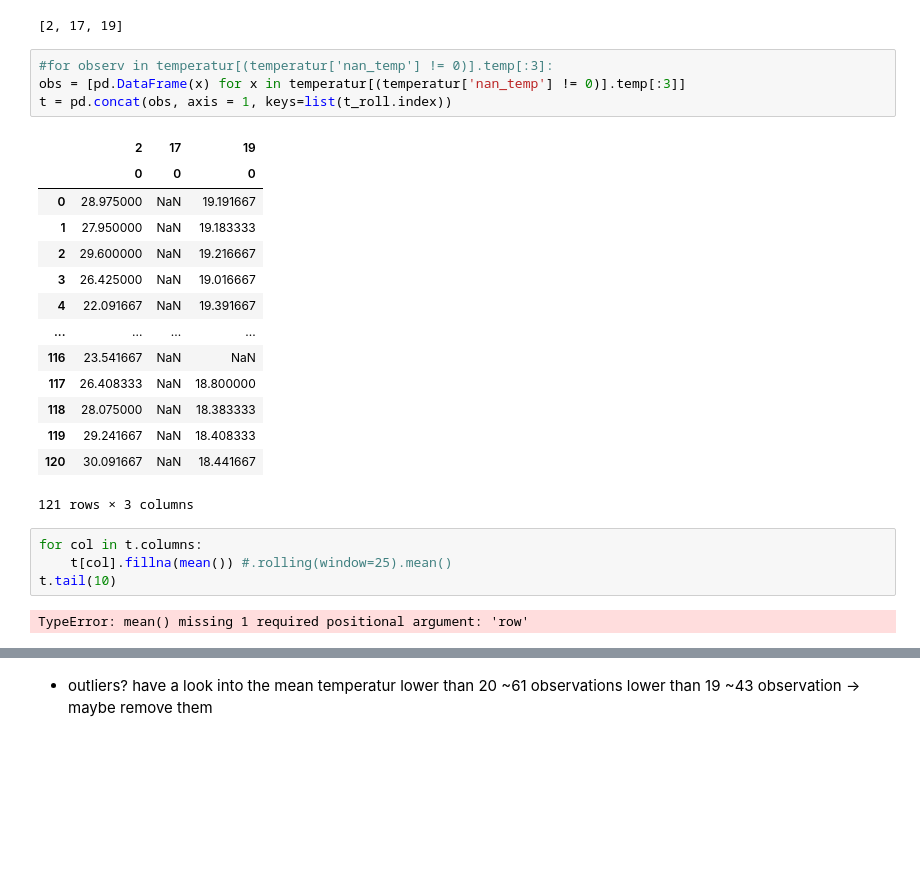
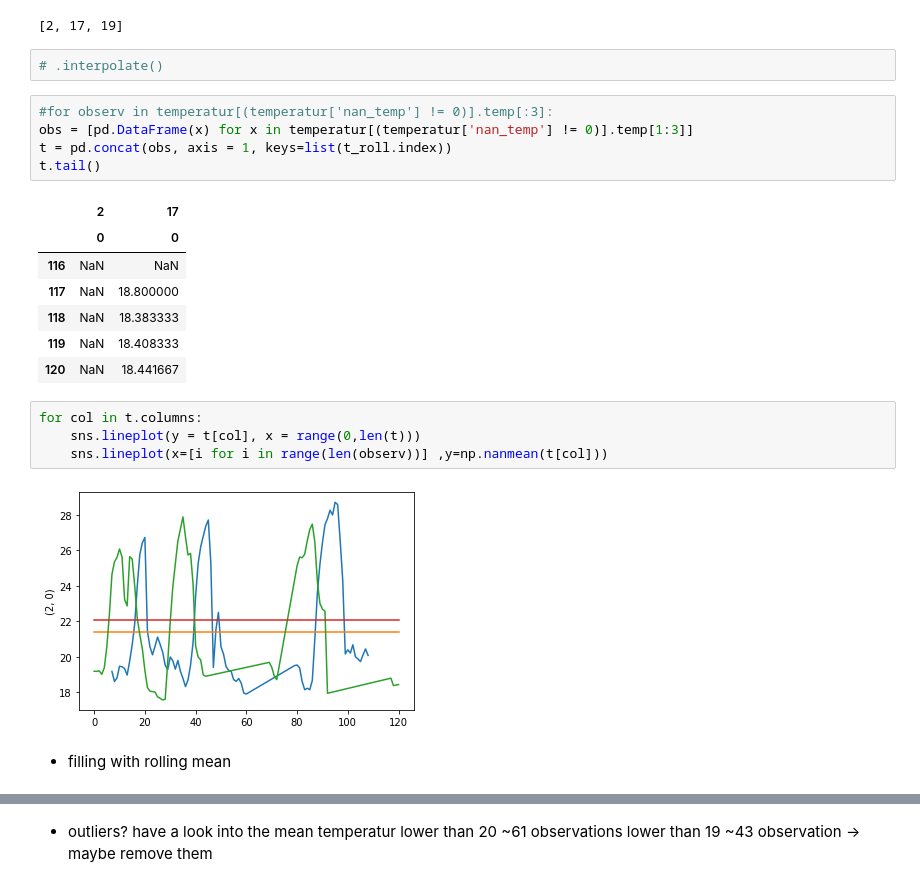
Before and after one commit to sm4rtm4art/airquality, a Jupyter notebook: alternative_EDA.ipynb, the cells around one changed output, grey strips where cells are left out. Drawn from its saved outputs; the diff is of its cells as text; blank space fills up the shorter version.

Commit message:
rolling mean

```diff
--- a/alternative_EDA.ipynb
+++ b/alternative_EDA.ipynb
@@ -278,29 +304,27 @@ t_roll = pd.DataFrame(temperatur[(temperatur['nan_temp'] != 0)].temp[:3])
 list(t_roll.index)
 # %% [output]
 [2, 17, 19]
+# %%
+# .interpolate()
 # %%
 #for observ in temperatur[(temperatur['nan_temp'] != 0)].temp[:3]:
-obs = [pd.DataFrame(x) for x in temperatur[(temperatur['nan_temp'] != 0)].temp[:3]]
+obs = [pd.DataFrame(x) for x in temperatur[(temperatur['nan_temp'] != 0)].temp[1:3]]
 t = pd.concat(obs, axis = 1, keys=list(t_roll.index))
+t.tail()
 # %% [output]
-|  | 2 | 17 | 19 |
-|  | 0 | 0 | 0 |
-| 0 | 28.975000 | NaN | 19.191667 |
-| 1 | 27.950000 | NaN | 19.183333 |
-| 2 | 29.600000 | NaN | 19.216667 |
-| 3 | 26.425000 | NaN | 19.016667 |
-| 4 | 22.091667 | NaN | 19.391667 |
-| ... | ... | ... | ... |
-| 116 | 23.541667 | NaN | NaN |
-| 117 | 26.408333 | NaN | 18.800000 |
-| 118 | 28.075000 | NaN | 18.383333 |
-| 119 | 29.241667 | NaN | 18.408333 |
-| 120 | 30.091667 | NaN | 18.441667 |
+|  | 2 | 17 |
+|  | 0 | 0 |
+| 116 | NaN | NaN |
+| 117 | NaN | 18.800000 |
+| 118 | NaN | 18.383333 |
+| 119 | NaN | 18.408333 |
+| 120 | NaN | 18.441667 |
-121 rows × 3 columns
-# %%
-for col in t.columns:
-    t[col].fillna(mean()) #.rolling(window=25).mean()
-t.tail(10)
-# %% [output]
-TypeError: mean() missing 1 required positional argument: 'row'
+# %%
+for col in t.columns:
+    sns.lineplot(y = t[col], x = range(0,len(t)))
+    sns.lineplot(x=[i for i in range(len(observ))] ,y=np.nanmean(t[col]))
+# %% [output]
+[figure, added]
+# %% [markdown]
+- filling with rolling mean
 # %%
```
Also changed, not shown: parts of 14 cells of this notebook.
